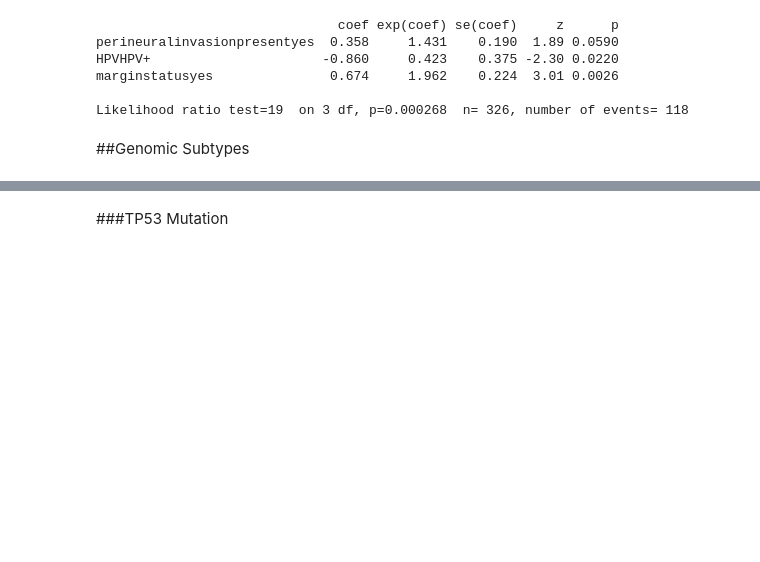
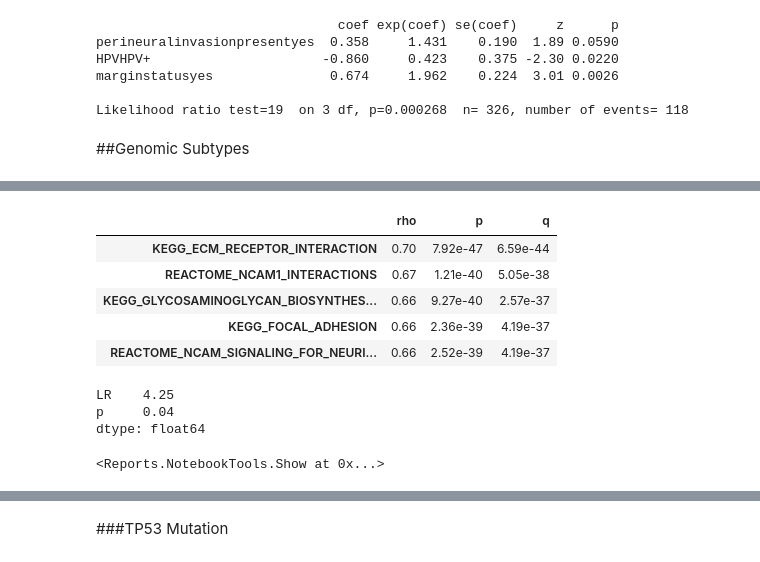
Before and after one commit to theandygross/TCGA, a Jupyter notebook: Pathway_Merge/Notebooks/HNSC_Final_Model.ipynb, the cells around one changed output, grey strips where cells are left out. Saved outputs shown, nothing was run; the diff lists cells and outputs as text; code cells hidden in the pictures; blank space fills up the shorter version.

```diff
--- a/Pathway_Merge/Notebooks/HNSC_Final_Model.ipynb
+++ b/Pathway_Merge/Notebooks/HNSC_Final_Model.ipynb
@@ -4,19 +4,5 @@
 cd ../src
 # %% [output]
 /cellar/users/agross/TCGA_Code/TCGA/Pathway_Merge/src
-# %%
-import os as os
-import pickle as pickle
-import pandas as pd
-
-from Reports.NotebookTools import *
-from Processing.Tests import *
-from Reports.Figures import *
-from Processing.Helpers import *
-from Figures.Survival import draw_survival_curve
-
-pd.set_option('precision',3)
-pd.set_option('display.line_width', 100)
-pd.set_option('display.width', 300)
 # %% [markdown]
 ##Load the data
@@ -108,0 +120,21 @@ subtypes.name = 'subtypes'
+# %%
+f = frame_svd(rna.df.ix[att].xs('01', axis=1, level=1))[2][1]
+# %%
+screen_feature(f, spearman_pandas, rna.features).head()
+# %% [output]
+|  | rho | p | q |
+| KEGG_ECM_RECEPTOR_INTERACTION | 0.70 | 7.92e-47 | 6.59e-44 |
+| REACTOME_NCAM1_INTERACTIONS | 0.67 | 1.21e-40 | 5.05e-38 |
+| KEGG_GLYCOSAMINOGLYCAN_BIOSYNTHES... | 0.66 | 9.27e-40 | 2.57e-37 |
+| KEGG_FOCAL_ADHESION | 0.66 | 2.36e-39 | 4.19e-37 |
+| REACTOME_NCAM_SIGNALING_FOR_NEURI... | 0.66 | 2.52e-39 | 4.19e-37 |
+# %%
+cox(frame_svd(rna.df.ix[att].xs('01', axis=1, level=1))[2][1], surv)
+# %% [output]
+LR    4.25
+p     0.04
+dtype: float64
+# %%
+draw_survival_curves(f, surv, show=True, std=1)
+# %% [output]
+<Reports.NotebookTools.Show at 0x...>
```
Also changed, not shown: parts of 10 cells of this notebook, 55 other files.
